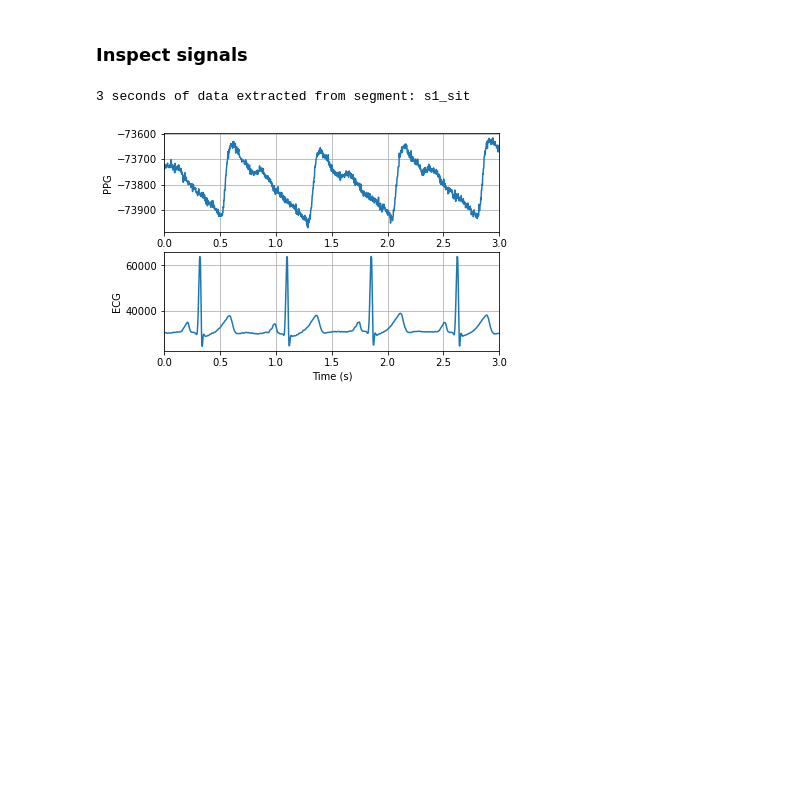
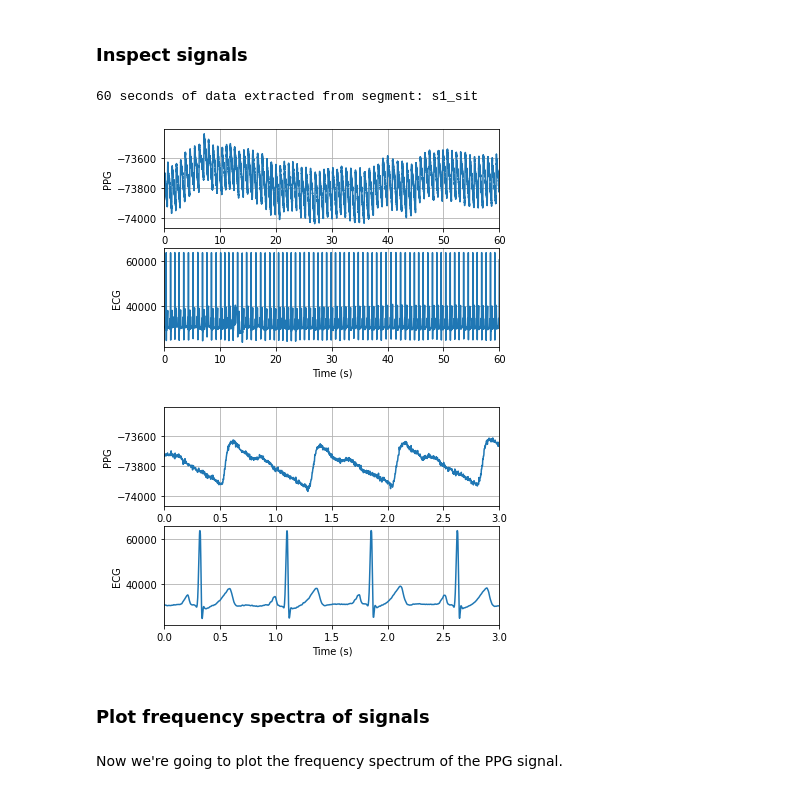
Before and after one commit to peterhcharlton/bsp-book, a Jupyter notebook: content/tutorial/notebooks/data-exploration2.ipynb, the cells around one changed output. Cells and saved outputs as stored; diff of their text form; code cells hidden in the pictures; blank space fills up the shorter version.

```diff
--- a/content/tutorial/notebooks/data-exploration2.ipynb
+++ b/content/tutorial/notebooks/data-exploration2.ipynb
@@ -177,18 +176,16 @@ req_activity = "sit"
 # %%
 matching_recs = {'dir':[], 'name':[], 'length':[], 'start_sbp':[], 'end_sbp':[], 'delta_sbp':[]}
 
-for record in records:
+for record in record_list:
     print('Record: {}'.format(record), end="", flush=True)
-    record_dir = f'{database_name}/{record.parent}'
-    record_name = record.name
 
     # check whether this record corresponds to a suitable activity
-    if not req_activity in record_name:
+    if not req_activity in record:
         print('   (not required activity)')
         continue
 
-    record_data = wfdb.rdheader(record_name,
-                                pn_dir=record_dir,
+    record_data = wfdb.rdheader(record,
+                                pn_dir=database_name,
                                 rd_segments=True)
 
     # Check whether the required signals are present in the record
@@ -206,7 +203,7 @@ for record in records:
     # This record does meet the requirements, so extract information and data from it
 
     # Information
-    matching_recs['dir'].append(record_dir)
+    matching_recs['dir'].append(database_name)
     matching_recs['name'].append(record_data.record_name)
     matching_recs['length'].append(seg_length)
 
@@ -229,7 +226,7 @@ for record in records:
 
     print('   (met requirements)')
 
-print(f"A total of {len(matching_recs['dir'])} out of {len(records)} records met the requirements.")
+print(f"A total of {len(matching_recs['dir'])} out of {len(record_list)} records met the requirements.")
 # %% [output]
 Record: s1_walk   (not required activity)
 Record: s1_run   (not required activity)
@@ -285,7 +282,7 @@ Text(0, 0.5, 'Frequency')
 ### Inspect signals
 # %%
 start_seconds = 0
-n_seconds_to_load = 3
+n_seconds_to_load = 60
 rec_no = 0
 record_name = matching_recs['name'][0]
 record_dir = matching_recs['dir'][0]
@@ -304,27 +301,45 @@ segment_data = wfdb.rdrecord(record_name=record_name,
 
 print(f"{n_seconds_to_load} seconds of data extracted from segment: {record_name}")
 # %% [output]
-3 seconds of data extracted from segment: s1_sit
+60 seconds of data extracted from segment: s1_sit
 # %%
 sig_no = segment_data.sig_name.index('pleth_2')
 ppg = -1*segment_data.p_signal[:,sig_no]
 fs = segment_data.fs
 t = np.arange(0, (len(ppg) / fs), 1.0 / fs)
 
 sig_no = segment_data.sig_name.index('ecg')
 ecg = segment_data.p_signal[:,sig_no]
 
 fig, axs = plt.subplots(2, 1)
 axs[0].plot(t, ppg)
 axs[0].set_xlim(0, n_seconds_to_load)
 axs[0].set_xlabel('Time (s)')
 axs[0].set_ylabel('PPG')
 axs[0].grid(True)
 
 axs[1].plot(t, ecg)
 axs[1].set_xlim(0, n_seconds_to_load)
 axs[1].set_xlabel('Time (s)')
 axs[1].set_ylabel('ECG')
 axs[1].grid(True)
+
+fig, axs = plt.subplots(2, 1)
+axs[0].plot(t, ppg)
+axs[0].set_xlim(0, 3)
+axs[0].set_xlabel('Time (s)')
+axs[0].set_ylabel('PPG')
+axs[0].grid(True)
+
+axs[1].plot(t, ecg)
+axs[1].set_xlim(0, 3)
+axs[1].set_xlabel('Time (s)')
+axs[1].set_ylabel('ECG')
+axs[1].grid(True)
 # %% [output]
-[figure, old version]
+[figure, new version]
+[figure, added]
+# %% [markdown]
+### Plot frequency spectra of signals
+# %% [markdown]
+Now we're going to plot the frequency spectrum of the PPG signal.
```
Also changed, not shown: parts of 19 cells of this notebook.
